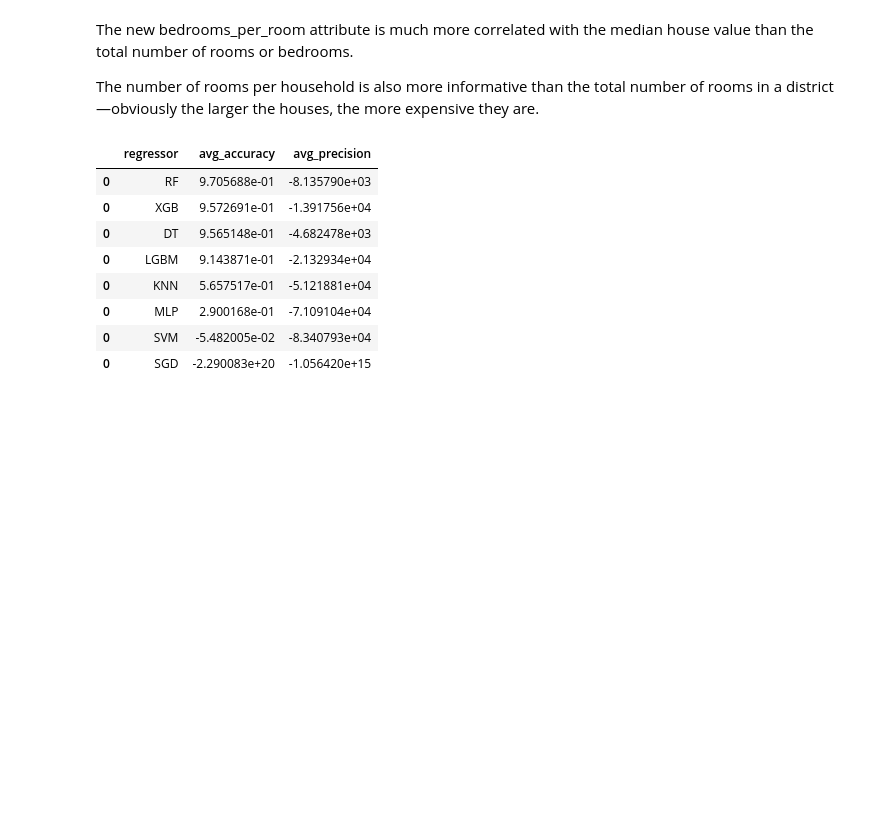
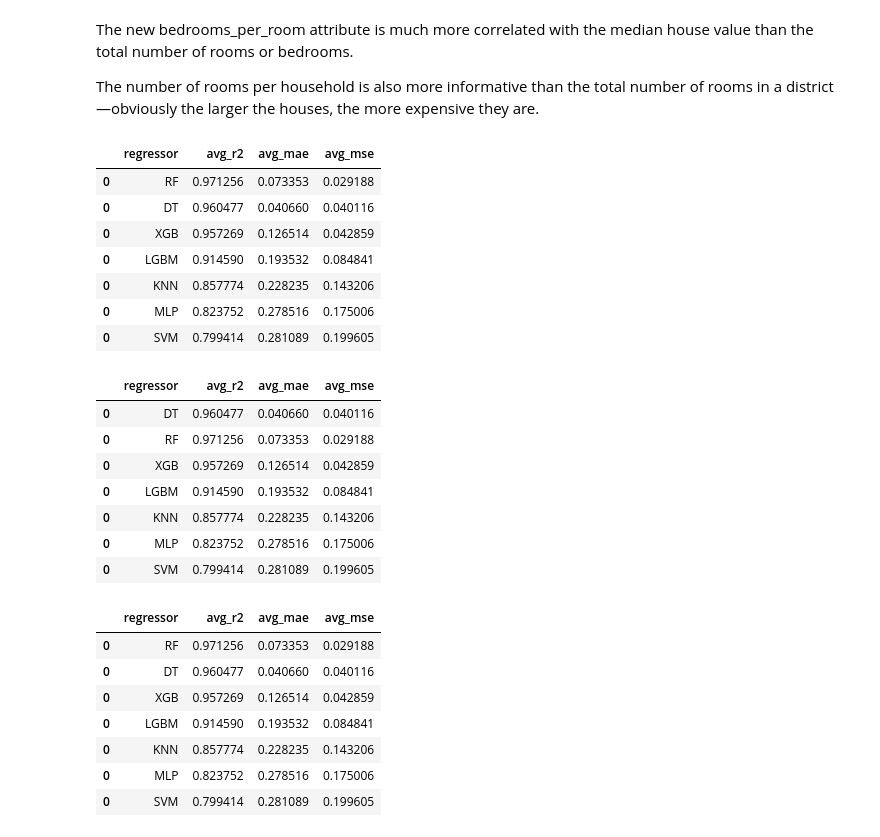
Before and after one commit to saiyedduri/Housing-prices-prediction, a Jupyter notebook: Housing prices jupyter notebook2.ipynb, the cells around one changed output. Cells and saved outputs as stored; diff of their text form; code cells hidden in the pictures; blank space fills up the shorter version.

```diff
--- a/Housing prices jupyter notebook.ipynb
+++ b/Housing prices jupyter notebook2.ipynb
@@ -341,4 +341,9 @@ strat_train,strat_test=preprocessor.stratified_split(preserve_feature="discrete_
 df_with_income_cat["discrete_cat"].value_counts()/len(df_with_income_cat)
 
 train_data,test_data=preprocessor.drop_features(drop_feature=["discrete_cat","ocean_proximity"],dataframes=[strat_train,strat_test])
+
+# Standardizing the data
+scaler=StandardScaler()
+train_data=pd.DataFrame(scaler.fit_transform(train_data),columns=train_data.columns)
+train_data
 # %% [output]
@@ -441,38 +474,55 @@ regressor = {
     "SVM": SVR(),
     "MLP": MLPRegressor(),
     "XGB": XGBRegressor(),
-    "LGBM": LGBMRegressor(),
-    "SGD": SGDRegressor()
+    "LGBM": LGBMRegressor()
 }
 # %%
 results_list=[]
 for name,model in regressor.items():
     cv_results=cross_validate(
-        model,X_train,y_train,cv=5, scoring=["neg_mean_absolute_error","neg_mean_square_error","r2"],
+        model,X_train,y_train,cv=5, scoring=["neg_mean_absolute_error","neg_mean_squared_error","r2"],
         n_jobs=4
     )
     df=pd.DataFrame({"regressor":[name],
-                    "avg_r2":[np.mean(cv_results["test_r2"])],
-                    "avg_mae":[np.mean(cv_results["test_neg_mean_absolute_error"])],
-
+                    "avg_r2":np.abs([np.mean(cv_results["test_r2"])]),
+                    "avg_mae":np.abs([np.mean(cv_results["test_neg_mean_absolute_error"])]),
+                    "avg_mse":np.abs([np.mean(cv_results["test_neg_mean_squared_error"])])
                     })
     results_list.append(df)
 # %%
 results_df=pd.concat(results_list)
-sorted_results=results_df.sort_values(by=["test_r2"],ascending=False)
+sorted_results1=results_df.sort_values(by=["avg_r2"],ascending=False)
+sorted_results2=results_df.sort_values(by=["avg_mae"],ascending=True)
+sorted_results3=results_df.sort_values(by=["avg_mse"],ascending=True)
 
-
-sorted_results
+display(sorted_results1)
+display(sorted_results2)
+display(sorted_results3)
 # %% [output]
-|  | regressor | avg_accuracy | avg_precision |
-| 0 | RF | 9.705688e-01 | -8.135790e+03 |
-| 0 | XGB | 9.572691e-01 | -1.391756e+04 |
-| 0 | DT | 9.565148e-01 | -4.682478e+03 |
-| 0 | LGBM | 9.143871e-01 | -2.132934e+04 |
-| 0 | KNN | 5.657517e-01 | -5.121881e+04 |
-| 0 | MLP | 2.900168e-01 | -7.109104e+04 |
-| 0 | SVM | -5.482005e-02 | -8.340793e+04 |
-| 0 | SGD | -2.290083e+20 | -1.056420e+15 |
+|  | regressor | avg_r2 | avg_mae | avg_mse |
+| 0 | RF | 0.971256 | 0.073353 | 0.029188 |
+| 0 | DT | 0.960477 | 0.040660 | 0.040116 |
+| 0 | XGB | 0.957269 | 0.126514 | 0.042859 |
+| 0 | LGBM | 0.914590 | 0.193532 | 0.084841 |
+| 0 | KNN | 0.857774 | 0.228235 | 0.143206 |
+| 0 | MLP | 0.823752 | 0.278516 | 0.175006 |
+| 0 | SVM | 0.799414 | 0.281089 | 0.199605 |
+|  | regressor | avg_r2 | avg_mae | avg_mse |
+| 0 | DT | 0.960477 | 0.040660 | 0.040116 |
+| 0 | RF | 0.971256 | 0.073353 | 0.029188 |
+| 0 | XGB | 0.957269 | 0.126514 | 0.042859 |
+| 0 | LGBM | 0.914590 | 0.193532 | 0.084841 |
+| 0 | KNN | 0.857774 | 0.228235 | 0.143206 |
+| 0 | MLP | 0.823752 | 0.278516 | 0.175006 |
+| 0 | SVM | 0.799414 | 0.281089 | 0.199605 |
+|  | regressor | avg_r2 | avg_mae | avg_mse |
+| 0 | RF | 0.971256 | 0.073353 | 0.029188 |
+| 0 | DT | 0.960477 | 0.040660 | 0.040116 |
+| 0 | XGB | 0.957269 | 0.126514 | 0.042859 |
+| 0 | LGBM | 0.914590 | 0.193532 | 0.084841 |
+| 0 | KNN | 0.857774 | 0.228235 | 0.143206 |
+| 0 | MLP | 0.823752 | 0.278516 | 0.175006 |
+| 0 | SVM | 0.799414 | 0.281089 | 0.199605 |
 # %%
 fig,axis=plt.subplots(figsize=(10,8))
 axis.set(xlabel="Classfication model",ylabel="accuracy",title="Best model selection")
```
Also changed, not shown: parts of 10 cells of this notebook.
